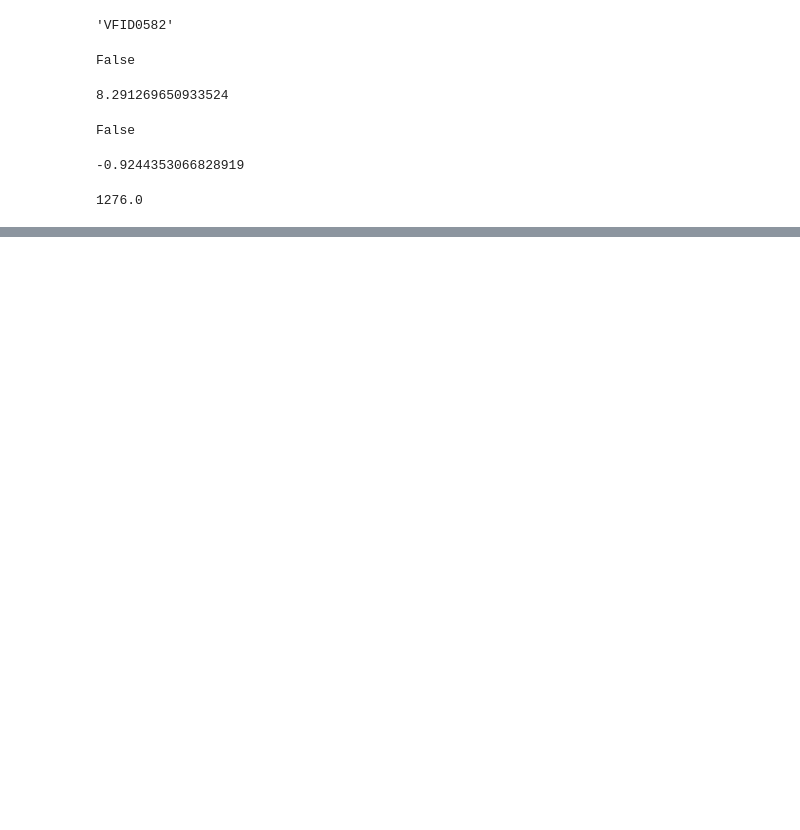
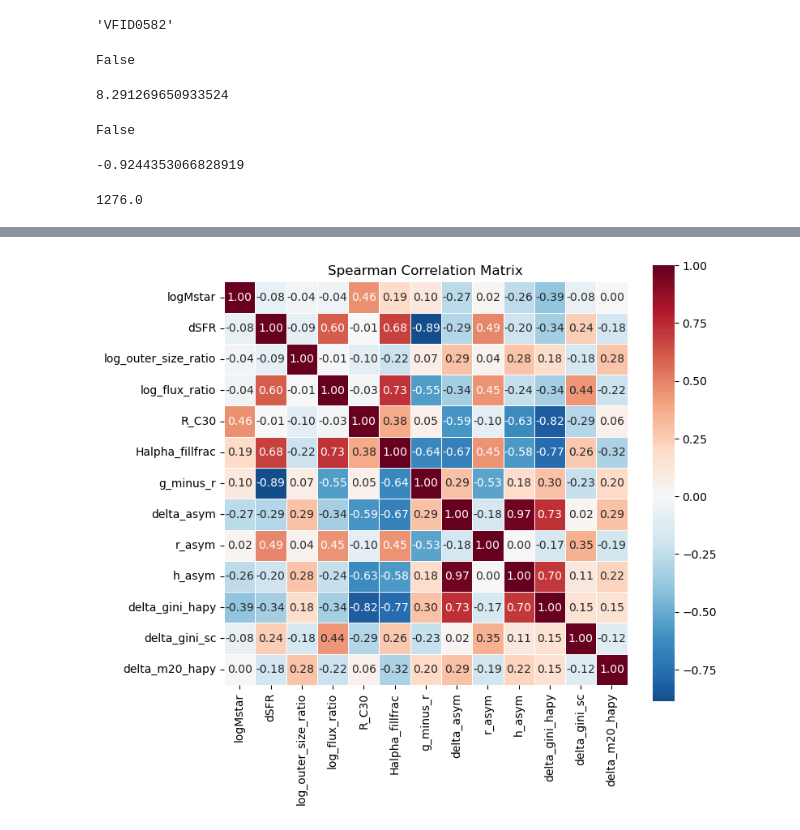
Before and after one commit to rfinn/hapypost, a Jupyter notebook: notebooks/06_dwarf_galaxies.ipynb, the cells around one changed output, grey strips where cells are left out. Cells and saved outputs as stored; diff of their text form; code cells hidden in the pictures; blank space fills up the shorter version.

```diff
--- a/notebooks/06_dwarf_galaxies.ipynb
+++ b/notebooks/06_dwarf_galaxies.ipynb
@@ -150,0 +327,18 @@ v.main['vr'][2175]
+# %%
+corr_s = df_use[feature_cols_umap].corr(method="spearman")
+
+plt.figure(figsize=(8,7))
+sns.heatmap(
+    corr_s,
+    annot=True,
+    fmt=".2f",
+    cmap="RdBu_r",
+    center=0,
+    square=True,
+    linewidths=0.5,
+)
+plt.title("Spearman Correlation Matrix")
+plt.tight_layout()
+plt.show()
+# %% [output]
+[figure, added]
```
Also changed, not shown: parts of 39 cells of this notebook, 4 other files.
